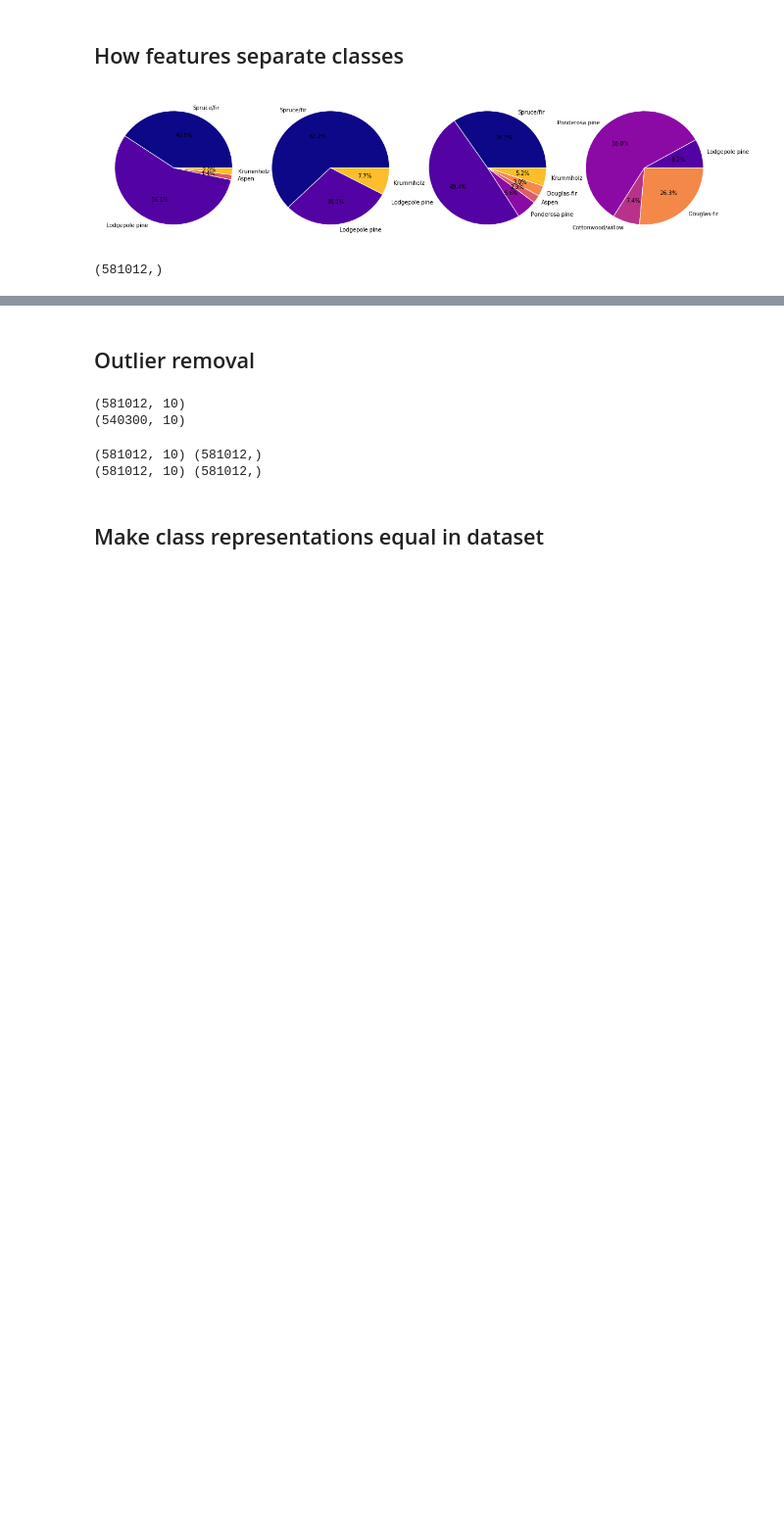
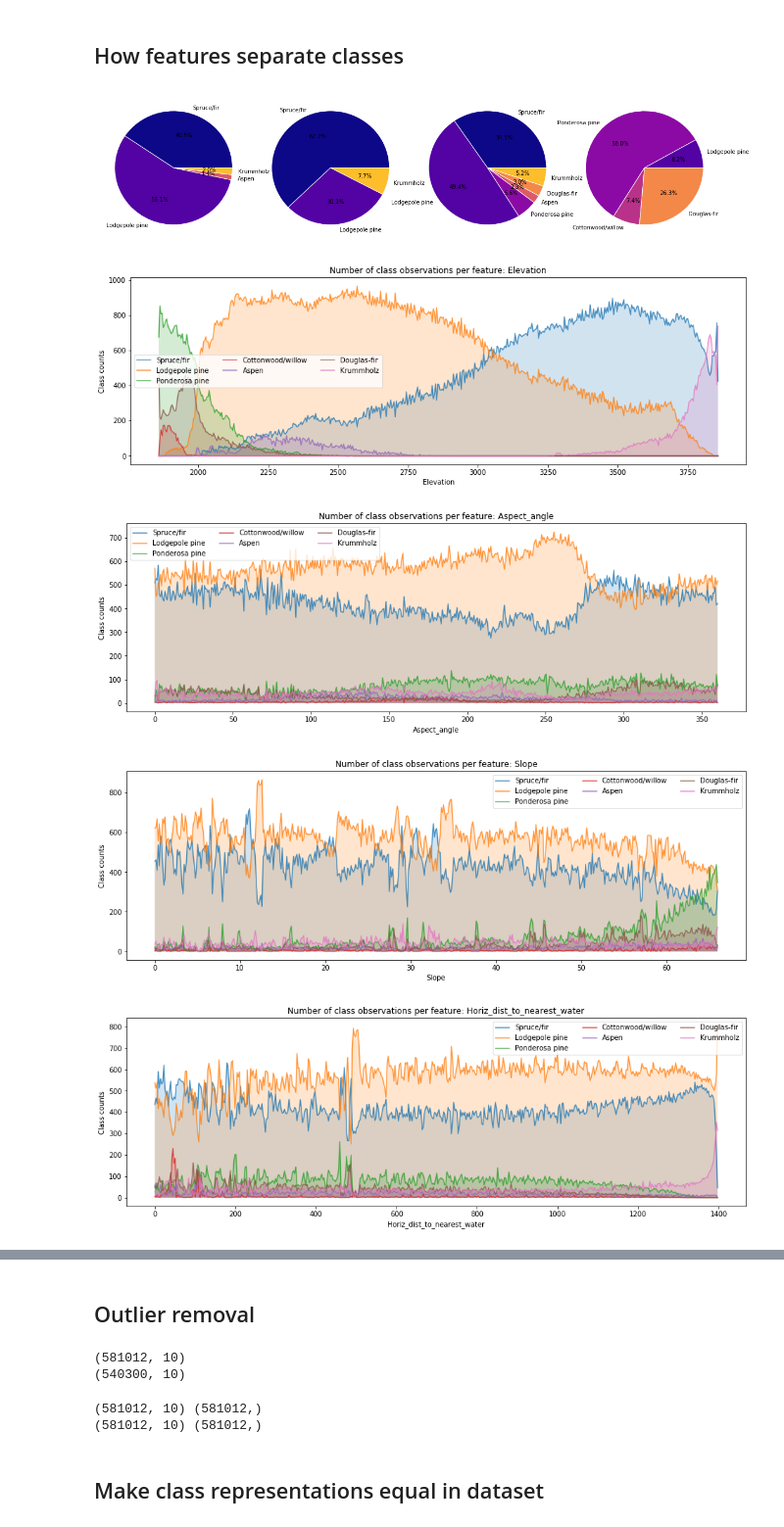
Before and after one commit to virginia-m/classifier_comparison_on_covertype_data, a Jupyter notebook: data_analysis.ipynb, the cells around one changed output, grey strips where cells are left out. Shown at 98% size. Drawn from its saved outputs; the diff is of its cells as text; code cells hidden in the pictures; blank space fills up the shorter version.

```diff
--- a/data_analysis.ipynb
+++ b/data_analysis.ipynb
@@ -154,12 +154,37 @@ plt.tight_layout()
 plt.show()
 # %% [output]
 [figure]
-# %%
-feature_column = data['Elevation'].values
-
-bins = 100
-
-row_indices_split = np.array_split(feature_column.argsort(), bins)
-binned_values = np.linspace(feature_column.min(), feature_column.max(), num=100)
-# %% [output]
-(581012,)
+# %%
+
+bins = 500
+
+for feature_name in column_names[:10]:
+
+    feature_column = data[feature_name].values
+
+    row_indices_split = np.array_split(feature_column.argsort(), bins)
+    binned_values = np.linspace(feature_column.min(), feature_column.max(), num=bins)
+
+    # Loop over each set of rows and count the occurrences of each
+    # class
+    class_counts = np.zeros((bins, 7))
+    for i, row_indices in enumerate(row_indices_split):
+        # Count classes for this set of observations
+        classes, counts = np.unique(labels[row_indices], return_counts=True)
+        class_counts[i, classes] = counts
+
+    fig, ax = plt.subplots(figsize=(16, 5))
+    for i in range(7):
+        cts = class_counts[:, i]
+        ax.fill_between(binned_values, cts, 0, alpha=0.2)
+        ax.plot(binned_values, cts, alpha=0.8, label=cover_types[i])
+    ax.set_ylabel('Class counts')
+    ax.set_xlabel(feature_name)
+    ax.set_title('Number of class observations per feature: ' + feature_name)
+    ax.legend(ncol=3)
+plt.show()
+# %% [output]
+[figure, added]
+[figure, added]
+[figure, added]
+[figure, added]
```
Also changed, not shown: parts of 7 cells of this notebook, 1 other file.
